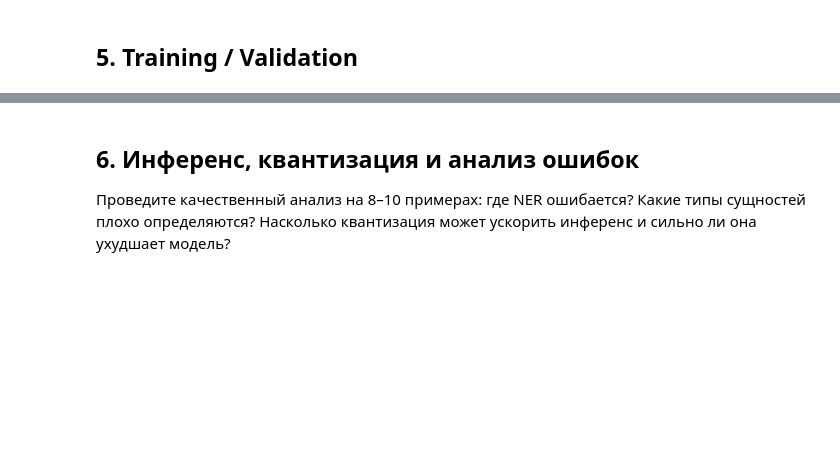
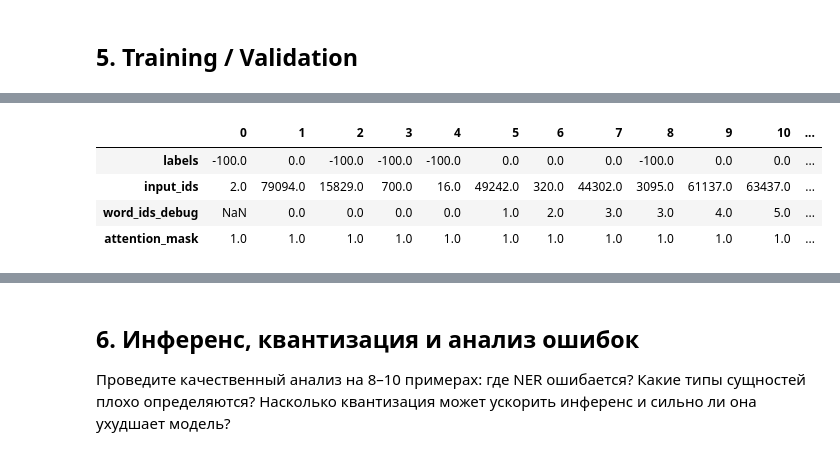
Before and after one commit to evgeny-ydsc/DLE-NLP, a Jupyter notebook: 3.1 Key language models/NEREL_MultiTask_Notebook.ipynb, the cells around one changed output, grey strips where cells are left out. Drawn from its saved outputs; the diff is of its cells as text; code cells hidden in the pictures; blank space fills up the shorter version.

```diff
--- a/3.1 Key language models/NEREL_MultiTask_Notebook.ipynb
+++ b/3.1 Key language models/NEREL_MultiTask_Notebook.ipynb
@@ -75,11 +73,12 @@ from seqeval.metrics import f1_score as seqeval_f1, classification_report as seq
 ### Установка главных параметров
 # %%
 ENCODER_NAME = "cointegrated/rubert-tiny2"
-TOKENIZER_MAX_LEN = 128
-RELATIONS_MHE_LEN = 30 # TOP отношений
-EPOCHS_MAX = 50
+#ENCODER_NAME = "sentence-transformers/all-MiniLM-L6-v2"
+TOKENIZER_MAX_LEN = 512
+RELATIONS_MAX_LEN = 30 # TOP отношений
+EPOCHS_MAX = 3000
 LEARNING_RATE = 5e-5
-TEXT_LR = 3e-5
+TEXT_LR = 1e-5
 DROPOUT = 0.1
 WEIGHT_DECAY = 1e-4
 SCHEDULER_T_MAX = 10
@@ -196,7 +195,7 @@ def make_event_list(records, K=30):
 
 records = train_dataset
 top30_entities, top30_relations, text_lens, entities_per_doc = \
-    make_event_list(records, RELATIONS_MHE_LEN)
+    make_event_list(records, RELATIONS_MAX_LEN)
 
 top30_relations_list = [x[0] for x in top30_relations]
 # %% [output]
@@ -437,7 +457,6 @@ Dataset({
 # %%
 tokenizer = AutoTokenizer.from_pretrained(ENCODER_NAME)
 # %%
-#def tokenize_and_align_labels (examples, tokenizer, label2id, max_length=128):
 def tokenize_and_align_labels (examples):
     tokenized = tokenizer(
         examples["tokens"],
@@ -446,9 +465,11 @@ def tokenize_and_align_labels (examples):
         padding="max_length",
         max_length=TOKENIZER_MAX_LEN)
     labels = []
+    word_ids_debug=[]
     for i, word_labels in enumerate(examples["tags"]):
         word_ids = tokenized.word_ids(batch_index=i)
         label_ids = []
+        word_idx_debug = []
         prev_word_idx = None
         for word_idx in word_ids:
             if word_idx is None:
@@ -457,9 +478,12 @@ def tokenize_and_align_labels (examples):
                 label_ids.append(word_labels[word_idx])
             else:
                 label_ids.append(-100)
+            word_idx_debug.append(word_idx)
             prev_word_idx = word_idx
         labels.append(label_ids)
+        word_ids_debug.append(word_idx_debug)
     tokenized["labels"] = labels
+    tokenized["word_ids_debug"] = word_ids_debug
     return tokenized
 
 tokenized_train_dataset = train_ds.map(
@@ -703,0 +774,4 @@ KeyboardInterrupt:
+# %%
+pd.options.display.max_columns = 800
+pd.DataFrame({'tokens':train_ds[0]['tokens'],
+              'tags':train_ds[0]['tags']}).T
@@ -703,0 +782,12 @@ KeyboardInterrupt:
+# %%
+pd.DataFrame({'labels':tokenized_train_dataset[0]['labels'],
+              'input_ids':tokenized_train_dataset[0]['input_ids'],
+              'word_ids_debug':tokenized_train_dataset[0]['word_ids_debug'],
+              'attention_mask':tokenized_train_dataset[0]['attention_mask']
+              }).T
+# %% [output]
+|  | 0 | 1 | 2 | 3 | 4 | 5 | 6 | 7 | 8 | 9 | 10 | ... |
+| labels | -100.0 | 0.0 | -100.0 | -100.0 | -100.0 | 0.0 | 0.0 | 0.0 | -100.0 | 0.0 | 0.0 | ... |
+| input_ids | 2.0 | 79094.0 | 15829.0 | 700.0 | 16.0 | 49242.0 | 320.0 | 44302.0 | 3095.0 | 61137.0 | 63437.0 | ... |
+| word_ids_debug | NaN | 0.0 | 0.0 | 0.0 | 0.0 | 1.0 | 2.0 | 3.0 | 3.0 | 4.0 | 5.0 | ... |
+| attention_mask | 1.0 | 1.0 | 1.0 | 1.0 | 1.0 | 1.0 | 1.0 | 1.0 | 1.0 | 1.0 | 1.0 | ... |
```
Also changed, not shown: parts of 23 cells of this notebook.
